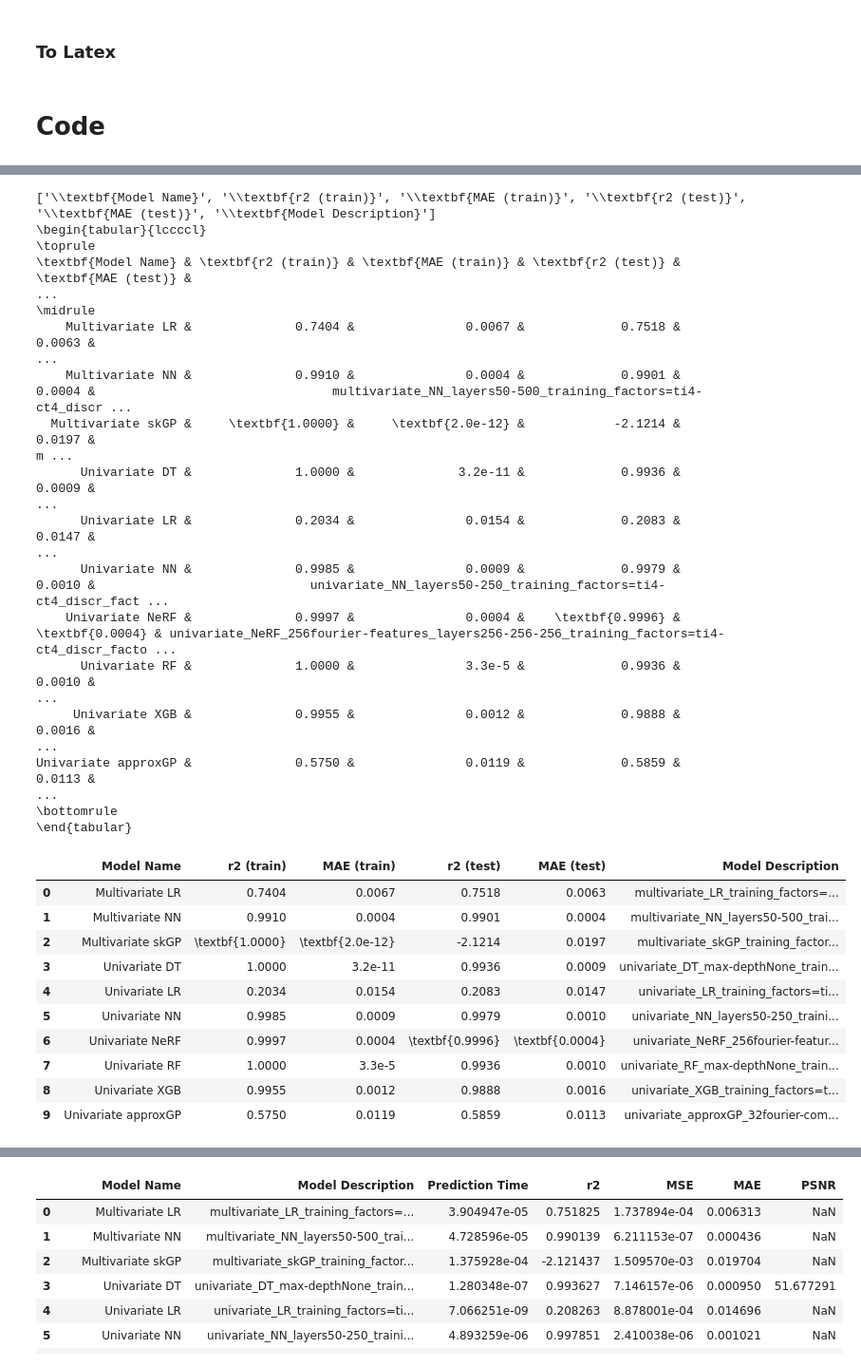
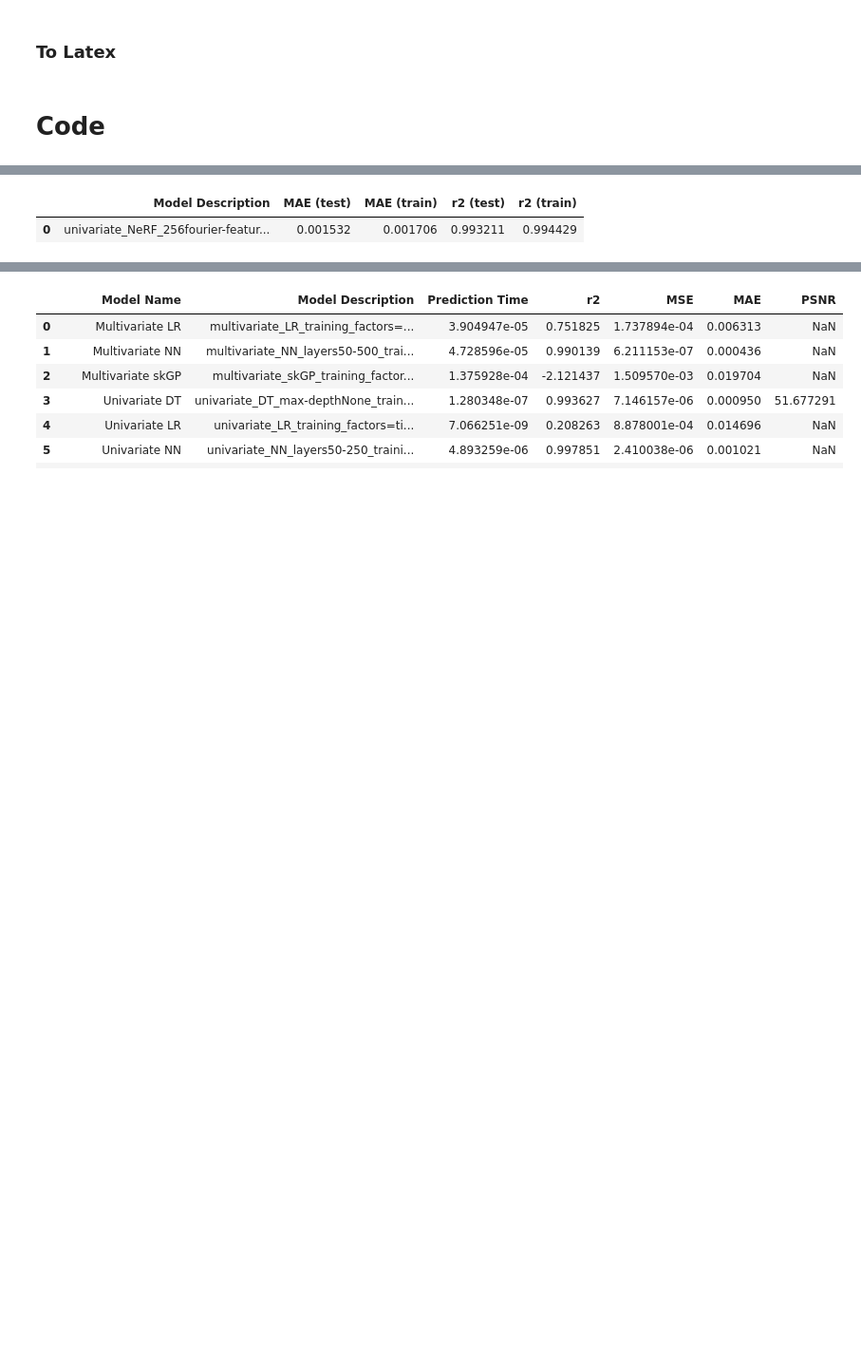
Before and after one commit to NiccoloMorabito/Ainslie-surrogate, a Jupyter notebook: result_analysis.ipynb, the cells around one changed output, grey strips where cells are left out. Shown at 95% size. Cells and saved outputs as stored; diff of their text form; code cells hidden in the pictures; blank space fills up the shorter version.

```diff
--- a/result_analysis.ipynb
+++ b/result_analysis.ipynb
@@ -239,13 +239,13 @@ def best_model_per_algo_in_df(df: pd.DataFrame, by_metric: str, metric_name: str
 ### Other comparisons
 # %%
 def extract_parameter(metrics_df: pd.DataFrame,
-                      parameter_name: str,
+                      parameter_names: list[str],
                       parameter_type: type,
                       regex: str) -> pd.DataFrame:
     # example of regex: r"approxGP_(\d+)fourier"
-    metrics_df[parameter_name] = metrics_df["Model Description"].str.extract(regex)\
+    metrics_df[parameter_names] = metrics_df["Model Description"].str.extract(regex)\
         .astype(parameter_type)
-    metrics_df.sort_values(by=parameter_name, inplace=True)
+    metrics_df.sort_values(by=parameter_names, inplace=True)
     return metrics_df
 
 def extract_reduction_factors(metrics_df: pd.DataFrame, also_coords : bool = False):
@@ -257,8 +257,24 @@ def extract_reduction_factors(metrics_df: pd.DataFrame, also_coords : bool = Fal
         parameter_name = f"reduction factor {var}"
         regex = regex.replace("(", "").replace(")", "") + var + r"(\d+)"
         metrics_df = extract_parameter(metrics_df,
-                                    parameter_name=parameter_name,
+                                    parameter_names=[parameter_name],
                                     parameter_type=int, regex=regex)
+        regex += "-"
+    return metrics_df
+
+def extract_reduction_ranges(metrics_df: pd.DataFrame, also_coords : bool = False):
+    # training_ranges=ti0.15-0.4-ct0.3-0.7
+    #r"ti([\d.]+)-([\d.]+)-ct([\d.]+)-([\d.]+)"
+    regex = r"training_ranges="
+    vars = ["ti", "ct"]
+    if also_coords:
+        vars += ["xD", "yD"]
+    for var in vars:
+        parameter_names = [f"a_{var}", f"b_{var}"]
+        regex = regex.replace("(", "").replace(")", "") + var + r"([\d.]+)-([\d.]+)"
+        metrics_df = extract_parameter(metrics_df,
+                                       parameter_names=parameter_names,
+                                       parameter_type=float, regex=regex)
         regex += "-"
     return metrics_df
 
@@ -345,7 +361,7 @@ def __format_float(value: float, bold_value: float, digits_after_dec: int) -> st
 # Code
 # %%
 # metrics of different models on the same experiment (including different reduction factors)
-metrics = load_metrics(set_type="test", experiment="OLD",
+metrics = load_metrics(set_type="test", experiment="interpolation",
                         only_model_name = False, infer_training_time_attempt = False)
 #print_copy_latex_table_code(metrics, digits_after_dec=4, bolden_best_value=True)
 metrics["consider_ws"] = metrics["Model Description"].str.contains("consider_ws")
@@ -372,50 +389,24 @@ metrics
 # %%
 # INTERPOLATION - RESULTS
 two = list()
 for set_type in ["train", "test"]:
     metrics = load_metrics(set_type=set_type, experiment="interpolation",
                             only_model_name = False, infer_training_time_attempt = False)
     #metrics = compare_metrics("train", "interpolation", "test", "interpolation", by_name=False)
     metrics = extract_reduction_factors(metrics, also_coords=False)
-    metrics = metrics[metrics["reduction factor ti"]==4]
+    metrics = metrics[metrics["reduction factor ti"]==12]
     toremove_columns = [col for col in metrics.columns \
                         if col.startswith("reduction factor") or col.startswith("Prediction Time")\
                             or col.startswith("MSE") or col.startswith("PSNR")]
     metrics.drop(toremove_columns, axis=1, inplace=True)
 
     two.append(metrics)
 
 metrics = merge_metrics(two[0], two[1], suffix1=" (train)", suffix2=" (test)", by_name=False)
-metrics = best_model_per_algo_in_df(metrics, "MAE", "MAE (test)")
-metrics = metrics[['Model Name', 'r2 (train)', 'MAE (train)', 'r2 (test)', 'MAE (test)', 'Model Description']]
-print_copy_latex_table_code(metrics, bolden_best_value=True, column_format="lccccl")
+#metrics = best_model_per_algo_in_df(metrics, "MAE", "MAE (test)")
+#metrics = metrics[['Model Name', 'r2 (train)', 'MAE (train)', 'r2 (test)', 'MAE (test)', 'Model Description']]
+#print_copy_latex_table_code(metrics, bolden_best_value=True, column_format="lccccl")
 metrics
 # %% [output]
-['\\textbf{Model Name}', '\\textbf{r2 (train)}', '\\textbf{MAE (train)}', '\\textbf{r2 (test)}', '\\textbf{MAE (test)}', '\\textbf{Model Description}']
-\begin{tabular}{lccccl}
-\toprule
-\textbf{Model Name} & \textbf{r2 (train)} & \textbf{MAE (train)} & \textbf{r2 (test)} & \textbf{MAE (test)} &                                                                                            ...
-\midrule
-    Multivariate LR &              0.7404 &               0.0067 &             0.7518 &              0.0063 &                                                                                            ...
-    Multivariate NN &              0.9910 &               0.0004 &             0.9901 &              0.0004 &                                multivariate_NN_layers50-500_training_factors=ti4-ct4_discr ...
-  Multivariate skGP &     \textbf{1.0000} &     \textbf{2.0e-12} &            -2.1214 &              0.0197 &                                                                                          m ...
-      Univariate DT &              1.0000 &              3.2e-11 &             0.9936 &              0.0009 &                                                                                            ...
-      Univariate LR &              0.2034 &               0.0154 &             0.2083 &              0.0147 &                                                                                            ...
-      Univariate NN &              0.9985 &               0.0009 &             0.9979 &              0.0010 &                             univariate_NN_layers50-250_training_factors=ti4-ct4_discr_fact ...
-    Univariate NeRF &              0.9997 &               0.0004 &    \textbf{0.9996} &     \textbf{0.0004} & univariate_NeRF_256fourier-features_layers256-256-256_training_factors=ti4-ct4_discr_facto ...
-      Univariate RF &              1.0000 &               3.3e-5 &             0.9936 &              0.0010 &                                                                                            ...
-     Univariate XGB &              0.9955 &               0.0012 &             0.9888 &              0.0016 &                                                                                            ...
-Univariate approxGP &              0.5750 &               0.0119 &             0.5859 &              0.0113 &                                                                                            ...
-\bottomrule
-\end{tabular}
-|  | Model Name | r2 (train) | MAE (train) | r2 (test) | MAE (test) | Model Description |
-| 0 | Multivariate LR | 0.7404 | 0.0067 | 0.7518 | 0.0063 | multivariate_LR_training_factors=... |
-| 1 | Multivariate NN | 0.9910 | 0.0004 | 0.9901 | 0.0004 | multivariate_NN_layers50-500_trai... |
-| 2 | Multivariate skGP | \textbf{1.0000} | \textbf{2.0e-12} | -2.1214 | 0.0197 | multivariate_skGP_training_factor... |
-| 3 | Univariate DT | 1.0000 | 3.2e-11 | 0.9936 | 0.0009 | univariate_DT_max-depthNone_train... |
-| 4 | Univariate LR | 0.2034 | 0.0154 | 0.2083 | 0.0147 | univariate_LR_training_factors=ti... |
-| 5 | Univariate NN | 0.9985 | 0.0009 | 0.9979 | 0.0010 | univariate_NN_layers50-250_traini... |
-| 6 | Univariate NeRF | 0.9997 | 0.0004 | \textbf{0.9996} | \textbf{0.0004} | univariate_NeRF_256fourier-featur... |
-| 7 | Univariate RF | 1.0000 | 3.3e-5 | 0.9936 | 0.0010 | univariate_RF_max-depthNone_train... |
-| 8 | Univariate XGB | 0.9955 | 0.0012 | 0.9888 | 0.0016 | univariate_XGB_training_factors=t... |
-| 9 | Univariate approxGP | 0.5750 | 0.0119 | 0.5859 | 0.0113 | univariate_approxGP_32fourier-com... |
+|  | Model Description | MAE (test) | MAE (train) | r2 (test) | r2 (train) |
+| 0 | univariate_NeRF_256fourier-featur... | 0.001532 | 0.001706 | 0.993211 | 0.994429 |
```
Also changed, not shown: parts of 12 cells of this notebook, 2 other files.
